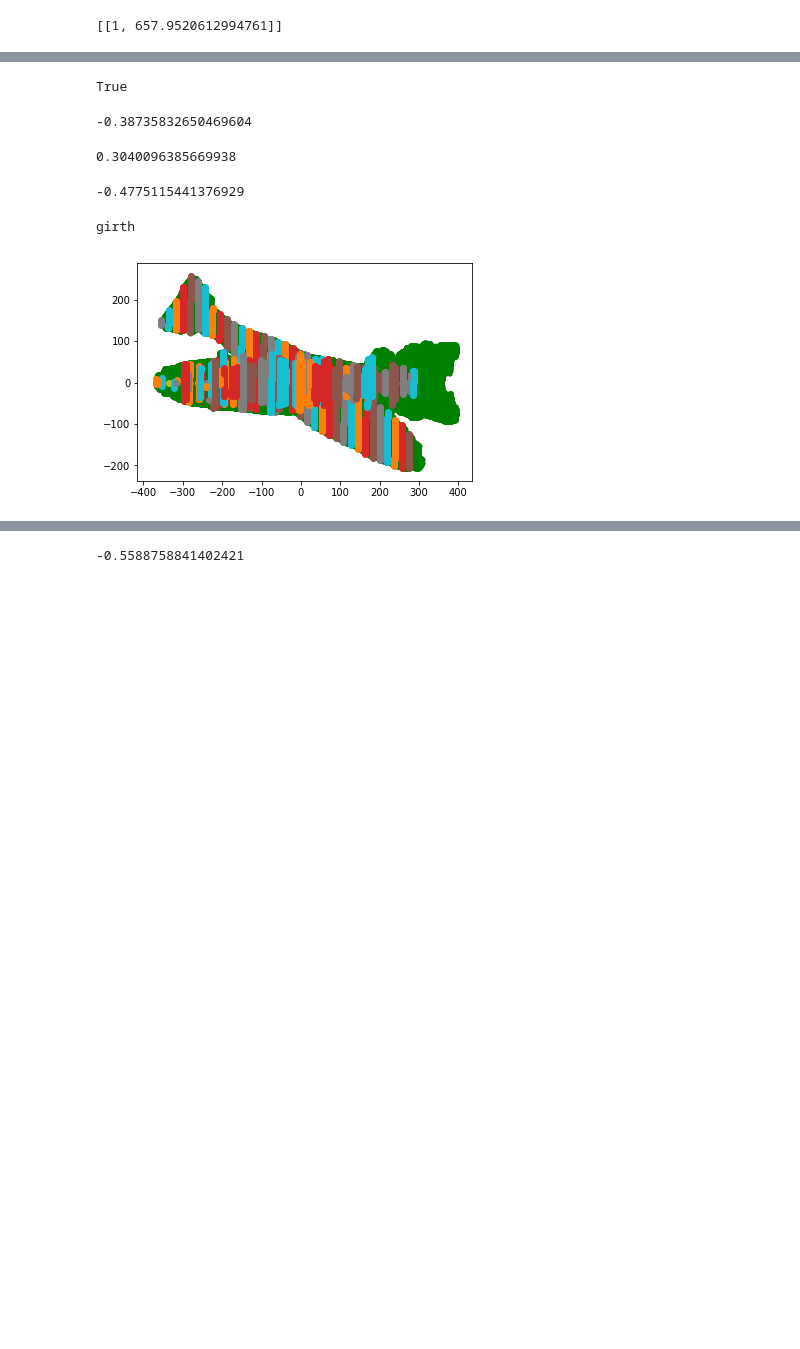
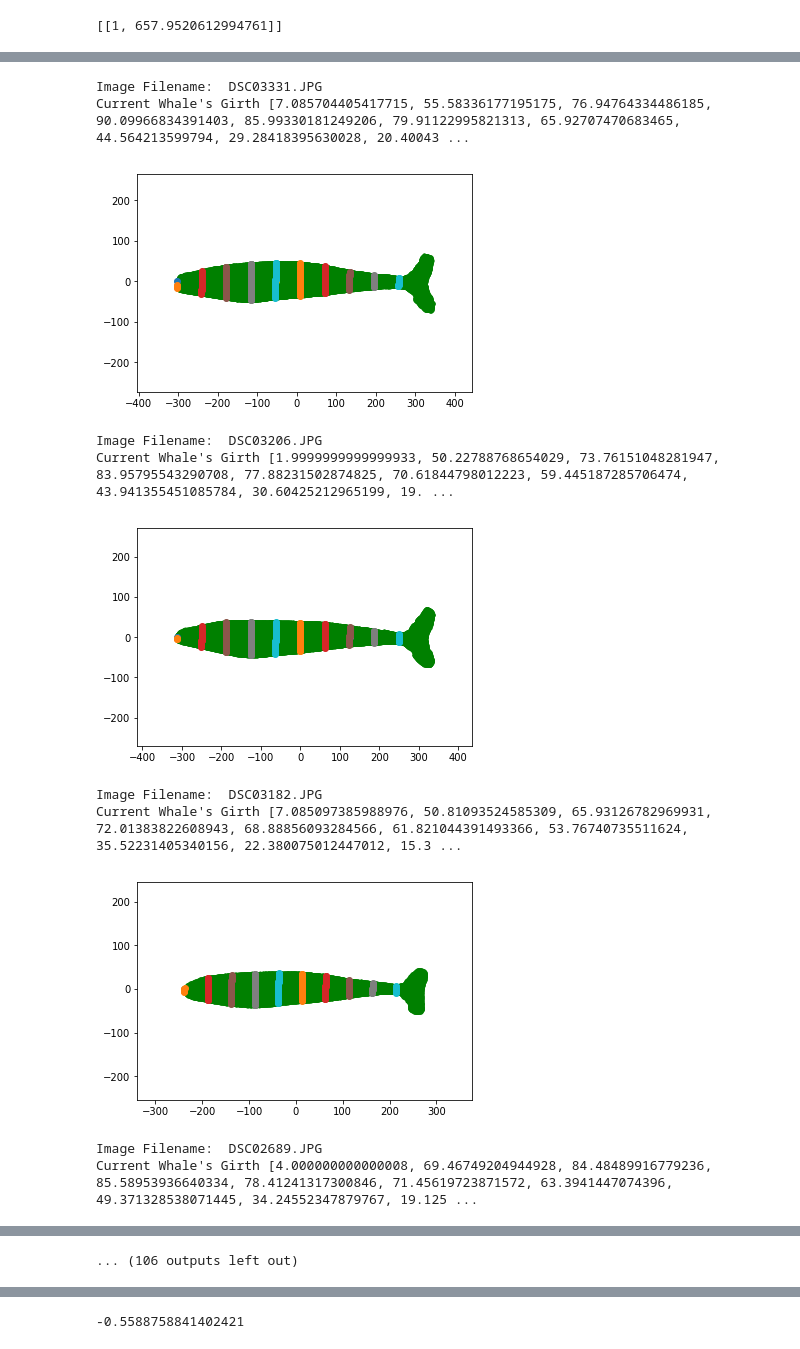
Before and after one commit to patrickcgray/cetacean_photogram, a Jupyter notebook: photogram.ipynb, the cells around one changed output, grey strips where cells are left out. Saved outputs shown, nothing was run; the diff lists cells and outputs as text; code cells hidden in the pictures; blank space fills up the shorter version.

Commit message:
major improvements to girth measurements, adding measurements also current and previous

```diff
--- a/photogram.ipynb
+++ b/photogram.ipynb
@@ -427,5 +553,6 @@ def convert_measurements(merged_df, org_img_size=(6000.0, 4000.0)):
 # %% [markdown]
 ## Function Calls
 # %%
-detection_results = run_cnn(weights_path='/home/clifgray/Code/cetacean_photogram/logs/whale20180815T0121/mask_rcnn_whale_0066.h5')
+detection_results = run_cnn(weights_path='/home/clifgray/Code/cetacean_photogram/logs/whale20180815T0121/mask_rcnn_whale_0064.h5')
+append_measurements(detection_results) # CNN appends length
 # %% [output]
@@ -480,4 +592,0 @@ True
-# %%
-convert_measurements(new_merged_df)
-# %% [output]
-True
@@ -486,18 +593,14 @@ merged_df.to_csv('measurements.csv')
-# %%
-(new_merged_df['detected_len'] - new_merged_df['Total Length (m)']).median()
-# %% [output]
--0.38735832650469604
-# %%
-(merged_df['detected_len'] - merged_df['Total Length (m)']).std()
-# %% [output]
-0.3040096385669938
-# %%
-(merged_df['detected_len'] - merged_df['Total Length (m)']).median()
-# %% [output]
--0.4775115441376929
 # %%
-print("girth")
-cnn_girths = girth(detection_results, cnn_lengths, 10)
+cnn_girths = girth(detection_results, 10, visualize = True)
 # %% [output]
-girth
+Image Filename:  DSC03331.JPG
+Current Whale's Girth [7.085704405417715, 55.58336177195175, 76.94764334486185, 90.09966834391403, 85.99330181249206, 79.91122995821313, 65.92707470683465, 44.564213599794, 29.28418395630028, 20.40043 ...
-[figure, old version]
+[figure, new version]
+Image Filename:  DSC03206.JPG
+Current Whale's Girth [1.9999999999999933, 50.22788768654029, 73.76151048281947, 83.95795543290708, 77.88231502874825, 70.61844798012223, 59.445187285706474, 43.941355451085784, 30.60425212965199, 19. ...
+[figure, added]
+Image Filename:  DSC03182.JPG
+Current Whale's Girth [7.085097385988976, 50.81093524585309, 65.93126782969931, 72.01383822608943, 68.88856093284566, 61.821044391493366, 53.76740735511624, 35.52231405340156, 22.380075012447012, 15.3 ...
+[figure, added]
+Image Filename:  DSC02689.JPG
+Current Whale's Girth [4.000000000000008, 69.46749204944928, 84.48489916779236, 85.58953936640334, 78.41241317300846, 71.45619723871572, 63.3941447074396, 49.371328538071445, 34.24552347879767, 19.125 ...
@@ -503,0 +614 @@ girth
+... (106 outputs left out)
```
Also changed, not shown: parts of 35 cells of this notebook, 2 other files.
